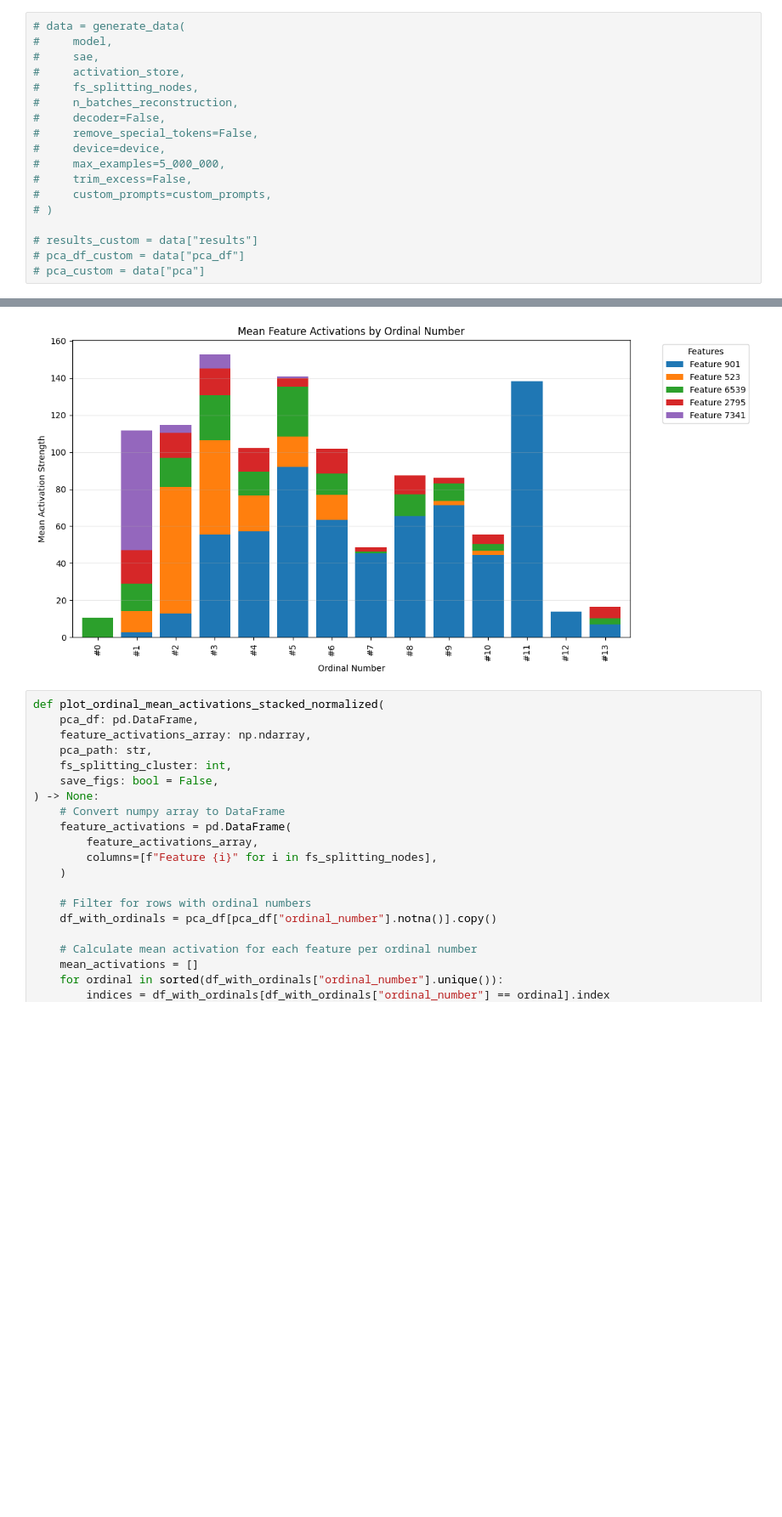
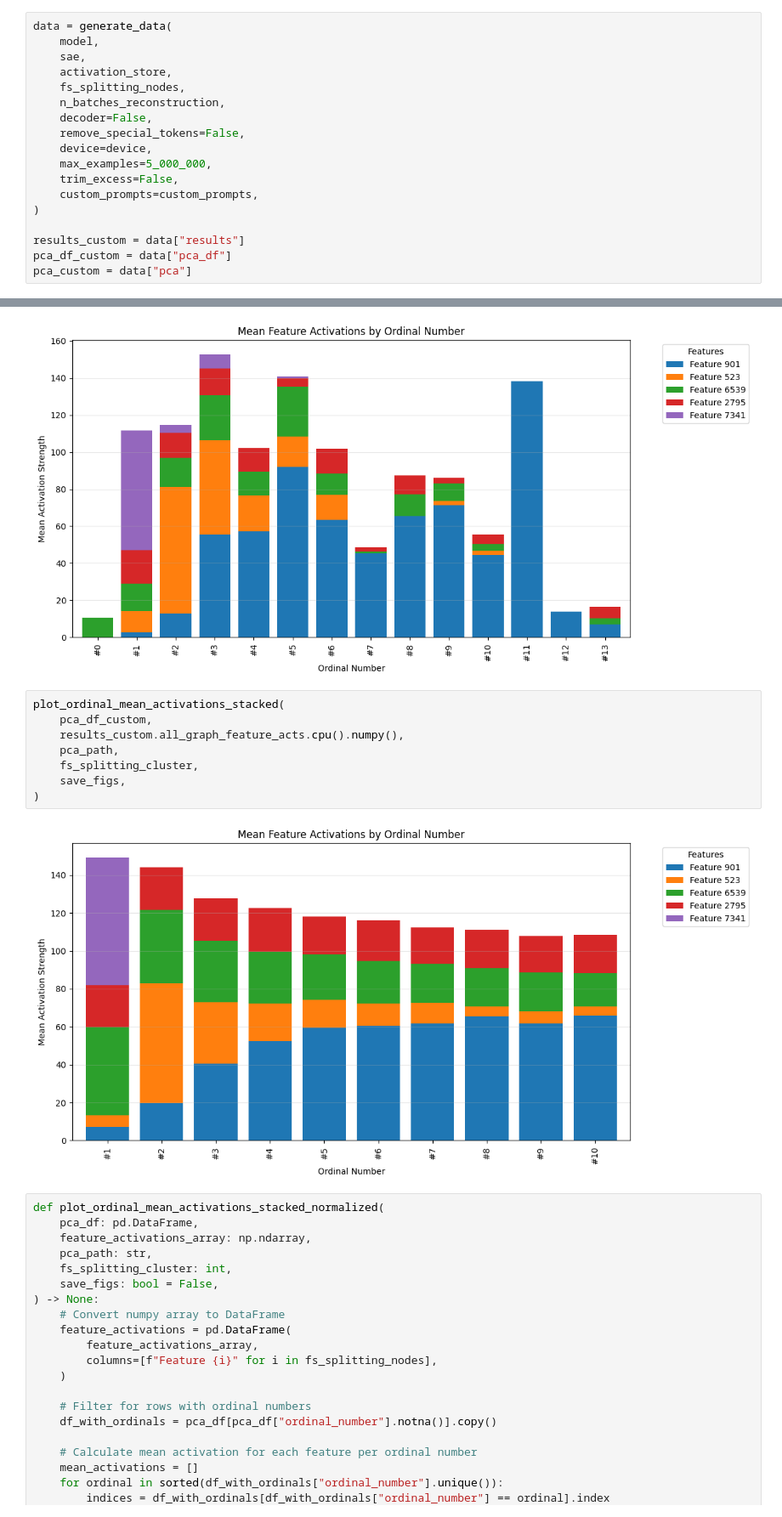
Before and after one commit to MClarke1991/sae_cooccurrence, a Jupyter notebook: src/example_clusters/gemma_first_second_layer_21_1_5_511.ipynb, the cells around one changed output, grey strips where cells are left out. Shown at 85% size. Drawn from its saved outputs; the diff is of its cells as text; blank space fills up the shorter version.

Commit message:
add: custom prompts

```diff
--- a/src/example_clusters/gemma_first_second_layer_21_1_5_511.ipynb
+++ b/src/example_clusters/gemma_first_second_layer_21_1_5_511.ipynb
@@ -158,19 +180,19 @@ KeyboardInterrupt:
 # %%
-# data = generate_data(
-#     model,
-#     sae,
-#     activation_store,
-#     fs_splitting_nodes,
-#     n_batches_reconstruction,
-#     decoder=False,
-#     remove_special_tokens=False,
-#     device=device,
-#     max_examples=5_000_000,
-#     trim_excess=False,
-#     custom_prompts=custom_prompts,
-# )
+data = generate_data(
+    model,
+    sae,
+    activation_store,
+    fs_splitting_nodes,
+    n_batches_reconstruction,
+    decoder=False,
+    remove_special_tokens=False,
+    device=device,
+    max_examples=5_000_000,
+    trim_excess=False,
+    custom_prompts=custom_prompts,
+)
 
-# results_custom = data["results"]
-# pca_df_custom = data["pca_df"]
-# pca_custom = data["pca"]
+results_custom = data["results"]
+pca_df_custom = data["pca_df"]
+pca_custom = data["pca"]
 # %% [output]
@@ -673,6 +691,16 @@ plot_ordinal_mean_activations_stacked(
 )
 # %% [output]
 [figure]
+# %%
+plot_ordinal_mean_activations_stacked(
+    pca_df_custom,
+    results_custom.all_graph_feature_acts.cpu().numpy(),
+    pca_path,
+    fs_splitting_cluster,
+    save_figs,
+)
+# %% [output]
+[figure, added]
 # %%
 def plot_ordinal_mean_activations_stacked_normalized(
     pca_df: pd.DataFrame,
```
Also changed, not shown: parts of 14 cells of this notebook.
